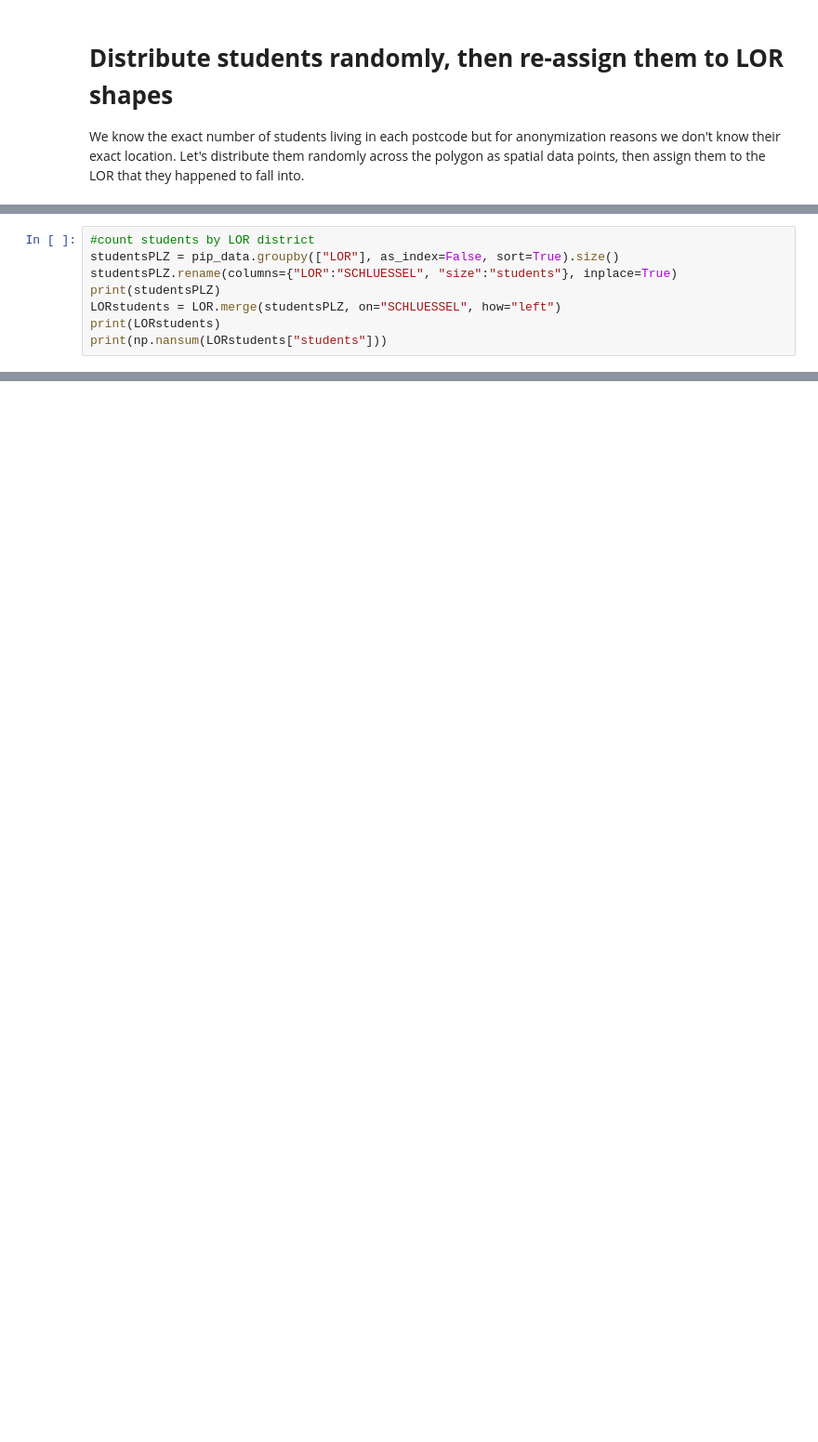
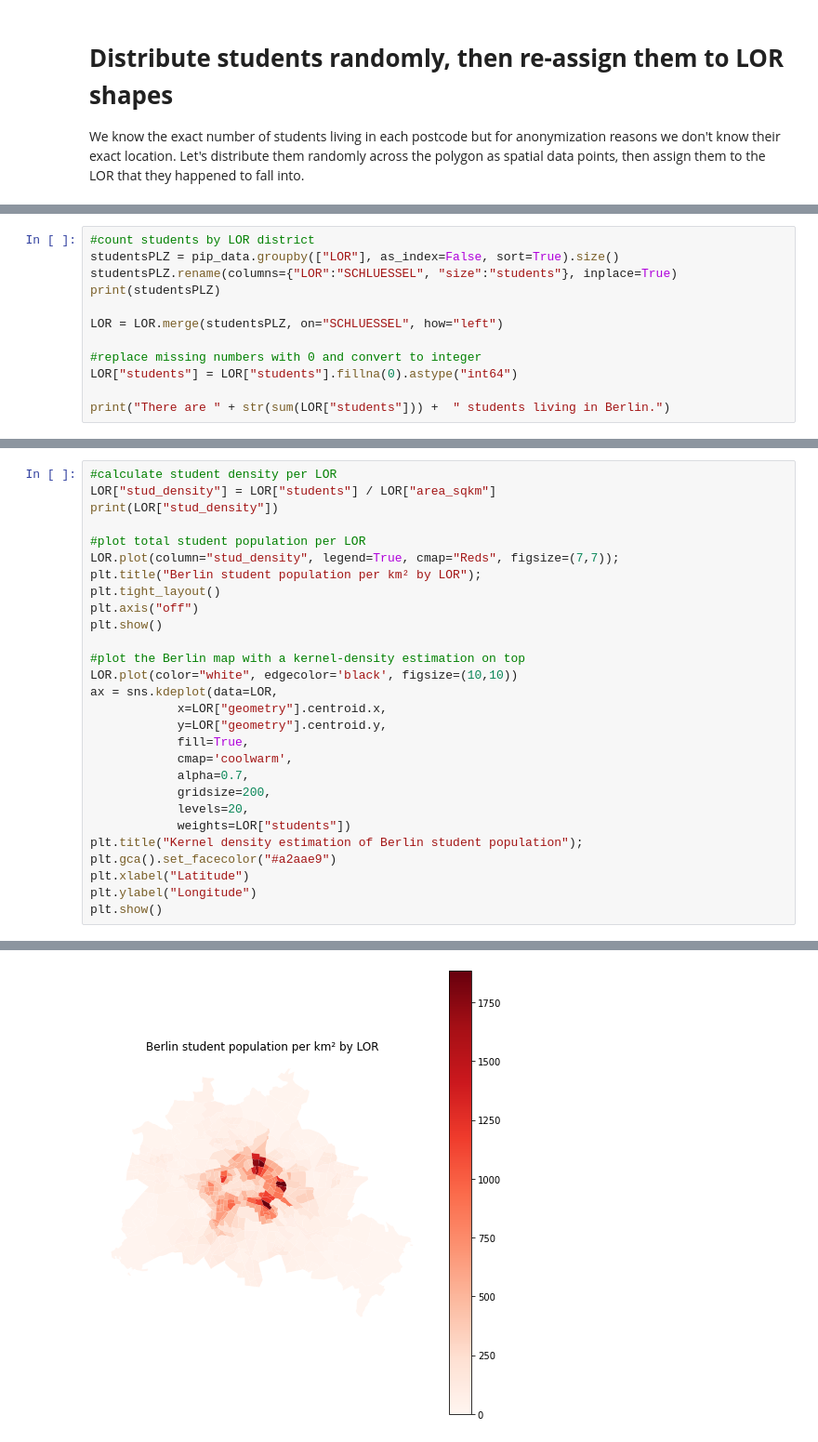
Before and after one commit to anwu-git/berlin-student-residence, a Jupyter notebook: berlin-student-residence.ipynb, the cells around one changed output, grey strips where cells are left out. Shown at 93% size. Drawn from its saved outputs; the diff is of its cells as text; blank space fills up the shorter version.

```diff
--- a/berlin-student-residence.ipynb
+++ b/berlin-student-residence.ipynb
@@ -401,9 +415,13 @@ print(pip_data)
 studentsPLZ = pip_data.groupby(["LOR"], as_index=False, sort=True).size()
 studentsPLZ.rename(columns={"LOR":"SCHLUESSEL", "size":"students"}, inplace=True)
 print(studentsPLZ)
-LORstudents = LOR.merge(studentsPLZ, on="SCHLUESSEL", how="left")
-print(LORstudents)
-print(np.nansum(LORstudents["students"]))
+
+LOR = LOR.merge(studentsPLZ, on="SCHLUESSEL", how="left")
+
+#replace missing numbers with 0 and convert to integer
+LOR["students"] = LOR["students"].fillna(0).astype("int64")
+
+print("There are " + str(sum(LOR["students"])) +  " students living in Berlin.")
 # %% [output]
      SCHLUESSEL  students
 0       1011101        87
@@ -424,0 +443,29 @@ print(np.nansum(LORstudents["students"]))
+# %%
+#calculate student density per LOR
+LOR["stud_density"] = LOR["students"] / LOR["area_sqkm"]
+print(LOR["stud_density"])
+
+#plot total student population per LOR
+LOR.plot(column="stud_density", legend=True, cmap="Reds", figsize=(7,7));
+plt.title("Berlin student population per km² by LOR");
+plt.tight_layout()
+plt.axis("off")
+plt.show()
+
+#plot the Berlin map with a kernel-density estimation on top
+LOR.plot(color="white", edgecolor='black', figsize=(10,10))
+ax = sns.kdeplot(data=LOR,
+            x=LOR["geometry"].centroid.x,
+            y=LOR["geometry"].centroid.y,
+            fill=True,
+            cmap='coolwarm',
+            alpha=0.7,
+            gridsize=200,
+            levels=20,
+            weights=LOR["students"])
+plt.title("Kernel density estimation of Berlin student population");
+plt.gca().set_facecolor("#a2aae9")
+plt.xlabel("Latitude")
+plt.ylabel("Longitude")
+plt.show()
+# %% [output]
@@ -424,0 +484 @@ print(np.nansum(LORstudents["students"]))
+[figure, added]
```
Also changed, not shown: parts of 13 cells of this notebook.
